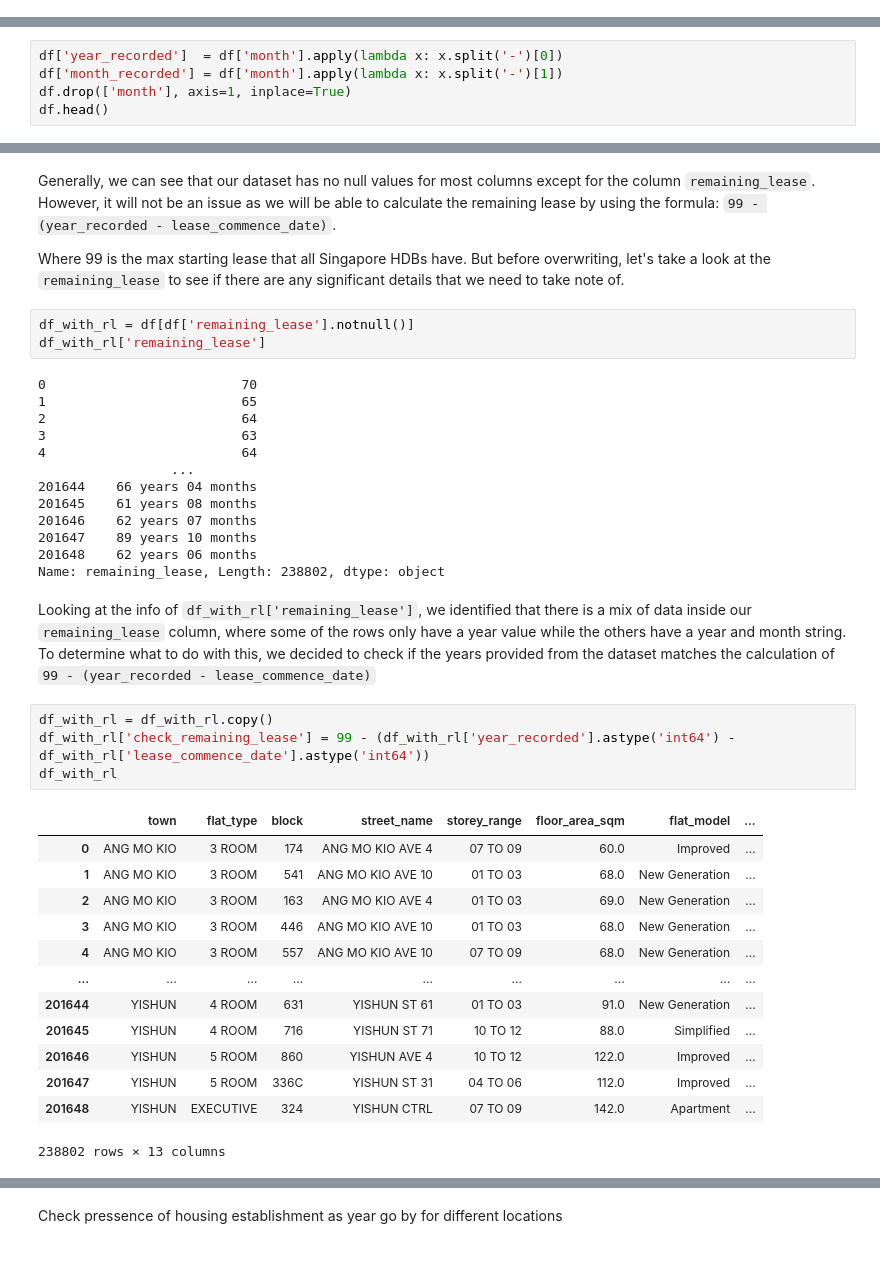
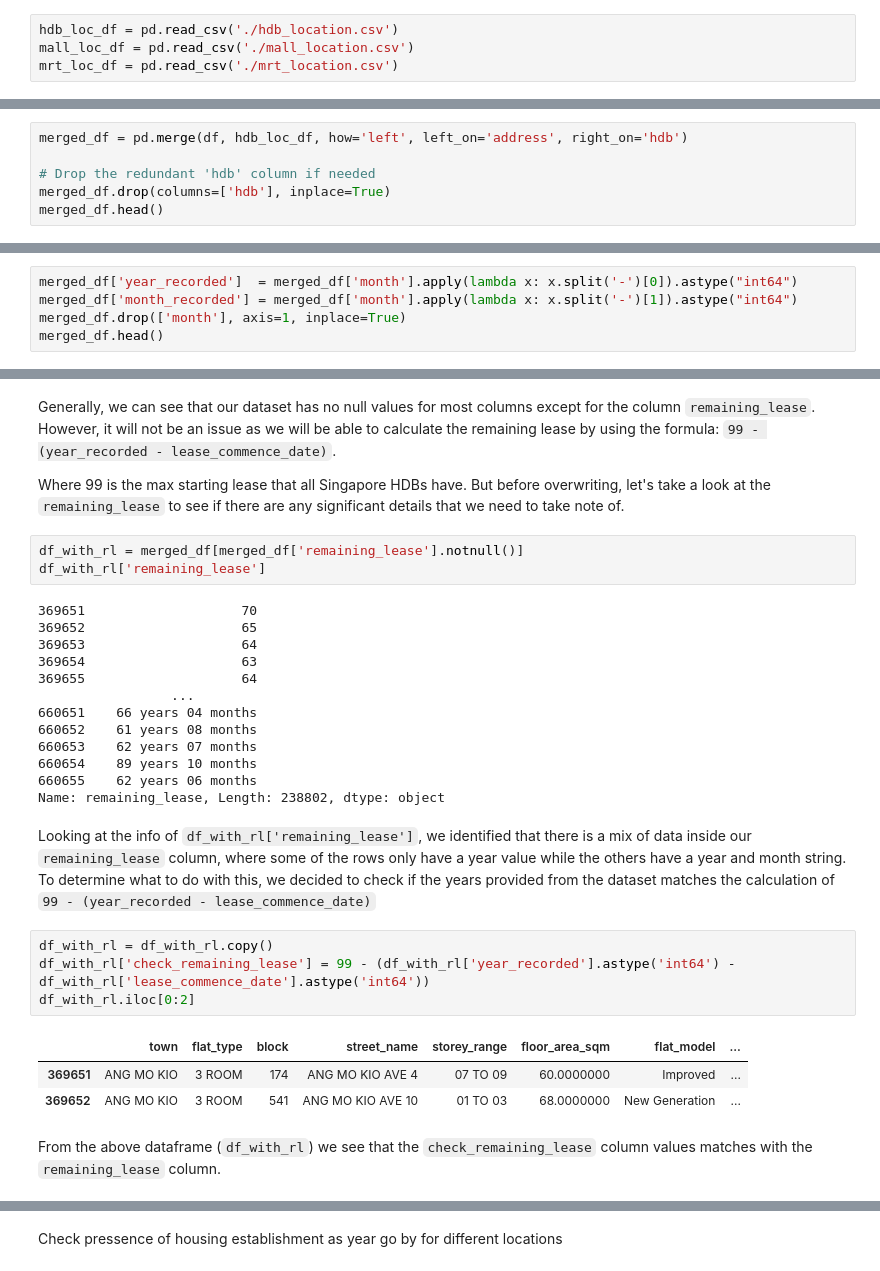
Before and after one commit to Tedyang2003/dsai-hdb-analysis, a Jupyter notebook: submission.ipynb, the cells around one changed output, grey strips where cells are left out. Cells and saved outputs as stored; diff of their text form.

```diff
--- a/submission.ipynb
+++ b/submission.ipynb
@@ -98,0 +531,4 @@ df.describe(include='object')
+# %%
+hdb_loc_df = pd.read_csv('./hdb_location.csv')
+mall_loc_df = pd.read_csv('./mall_location.csv')
+mrt_loc_df = pd.read_csv('./mrt_location.csv')
@@ -98,0 +577,6 @@ df.describe(include='object')
+# %%
+merged_df = pd.merge(df, hdb_loc_df, how='left', left_on='address', right_on='hdb')
+
+# Drop the redundant 'hdb' column if needed
+merged_df.drop(columns=['hdb'], inplace=True)
+merged_df.head()
@@ -101,9 +614,9 @@ df.describe(include='object')
 
 The month column in the dataframe is the month in which the resale transaction took place. However as it contains a mix of both the month and year, it is not very useful as it is. Hence, we decided to split it into different individual columns (year_recorded, month_recorded) for further analysis, which would be used later in this project.
 # %%
-df['year_recorded']  = df['month'].apply(lambda x: x.split('-')[0])
-df['month_recorded'] = df['month'].apply(lambda x: x.split('-')[1])
-df.drop(['month'], axis=1, inplace=True)
-df.head()
+merged_df['year_recorded']  = merged_df['month'].apply(lambda x: x.split('-')[0]).astype("int64")
+merged_df['month_recorded'] = merged_df['month'].apply(lambda x: x.split('-')[1]).astype("int64")
+merged_df.drop(['month'], axis=1, inplace=True)
+merged_df.head()
 # %% [output]
 |  | town | flat_type | block | street_name | storey_range | floor_area_sqm | flat_model | ... |
@@ -136,39 +656,31 @@ Generally, we can see that our dataset has no null values for most columns excep
 
 Where 99 is the max starting lease that all Singapore HDBs have. But before overwriting, let's take a look at the `remaining_lease` to see if there are any significant details that we need to take note of.
 # %%
-df_with_rl = df[df['remaining_lease'].notnull()]
+df_with_rl = merged_df[merged_df['remaining_lease'].notnull()]
 df_with_rl['remaining_lease']
 # %% [output]
-0                         70
-1                         65
-2                         64
-3                         63
-4                         64
+369651                    70
+369652                    65
+369653                    64
+369654                    63
+369655                    64
                  ...
-201644    66 years 04 months
-201645    61 years 08 months
-201646    62 years 07 months
-201647    89 years 10 months
-201648    62 years 06 months
+660651    66 years 04 months
+660652    61 years 08 months
+660653    62 years 07 months
+660654    89 years 10 months
+660655    62 years 06 months
 Name: remaining_lease, Length: 238802, dtype: object
 # %% [markdown]
 Looking at the info of `df_with_rl['remaining_lease']`, we identified that there is a mix of data inside our `remaining_lease` column, where some of the rows only have a year value while the others have a year and month string. To determine what to do with this, we decided to check if the years provided from the dataset matches the calculation of `99 - (year_recorded - lease_commence_date)`
 # %%
 df_with_rl = df_with_rl.copy()
 df_with_rl['check_remaining_lease'] = 99 - (df_with_rl['year_recorded'].astype('int64') - df_with_rl['lease_commence_date'].astype('int64'))
-df_with_rl
+df_with_rl.iloc[0:2]
 # %% [output]
 |  | town | flat_type | block | street_name | storey_range | floor_area_sqm | flat_model | ... |
-| 0 | ANG MO KIO | 3 ROOM | 174 | ANG MO KIO AVE 4 | 07 TO 09 | 60.0 | Improved | ... |
-| 1 | ANG MO KIO | 3 ROOM | 541 | ANG MO KIO AVE 10 | 01 TO 03 | 68.0 | New Generation | ... |
-| 2 | ANG MO KIO | 3 ROOM | 163 | ANG MO KIO AVE 4 | 01 TO 03 | 69.0 | New Generation | ... |
-| 3 | ANG MO KIO | 3 ROOM | 446 | ANG MO KIO AVE 10 | 01 TO 03 | 68.0 | New Generation | ... |
-| 4 | ANG MO KIO | 3 ROOM | 557 | ANG MO KIO AVE 10 | 07 TO 09 | 68.0 | New Generation | ... |
-| ... | ... | ... | ... | ... | ... | ... | ... | ... |
-| 201644 | YISHUN | 4 ROOM | 631 | YISHUN ST 61 | 01 TO 03 | 91.0 | New Generation | ... |
-| 201645 | YISHUN | 4 ROOM | 716 | YISHUN ST 71 | 10 TO 12 | 88.0 | Simplified | ... |
-| 201646 | YISHUN | 5 ROOM | 860 | YISHUN AVE 4 | 10 TO 12 | 122.0 | Improved | ... |
-| 201647 | YISHUN | 5 ROOM | 336C | YISHUN ST 31 | 04 TO 06 | 112.0 | Improved | ... |
-| 201648 | YISHUN | EXECUTIVE | 324 | YISHUN CTRL | 07 TO 09 | 142.0 | Apartment | ... |
+| 369651 | ANG MO KIO | 3 ROOM | 174 | ANG MO KIO AVE 4 | 07 TO 09 | 60.0000000 | Improved | ... |
+| 369652 | ANG MO KIO | 3 ROOM | 541 | ANG MO KIO AVE 10 | 01 TO 03 | 68.0000000 | New Generation | ... |
-238802 rows × 13 columns
+# %% [markdown]
+From the above dataframe (`df_with_rl`) we see that the `check_remaining_lease` column values matches with the `remaining_lease` column.
 # %% [markdown]
```
Also changed, not shown: parts of 89 cells of this notebook, 3 other files.
